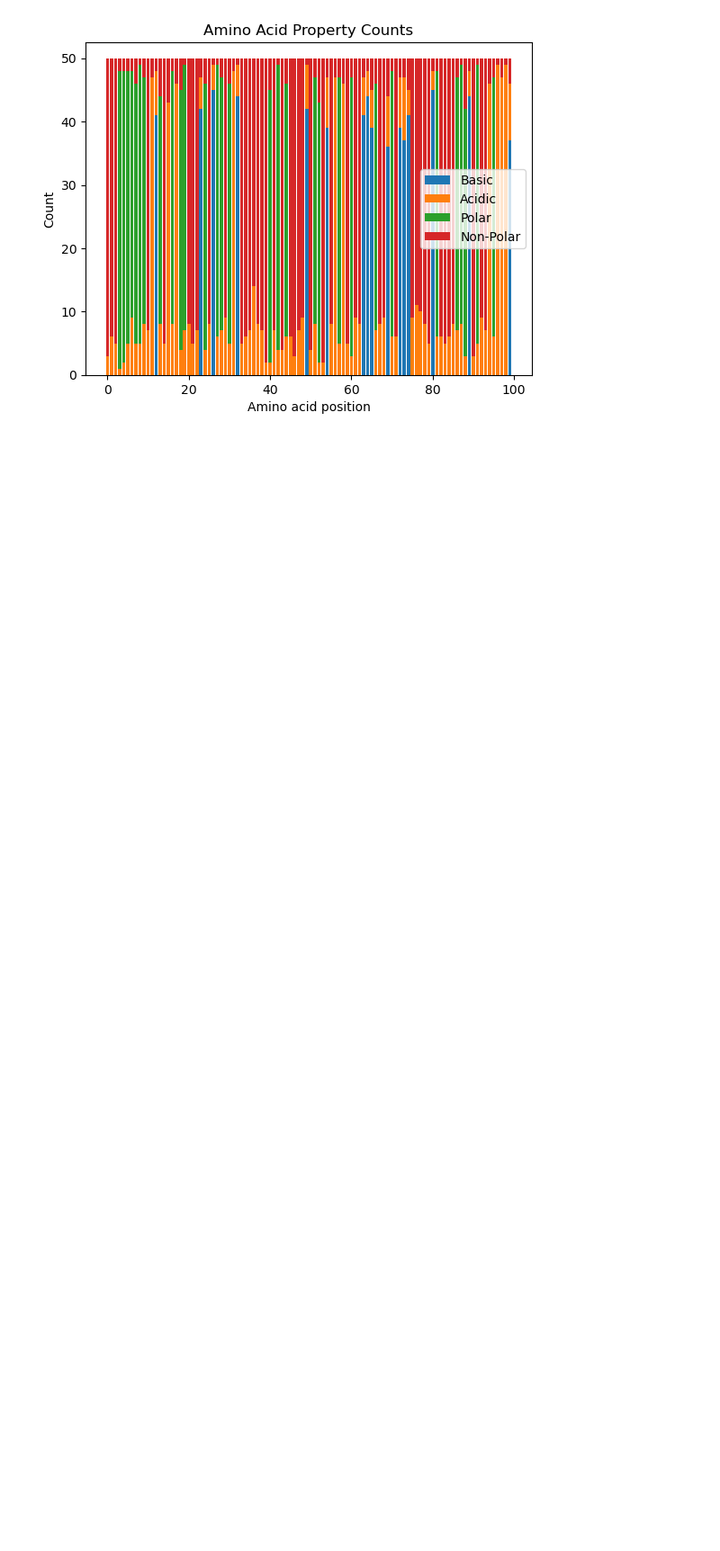
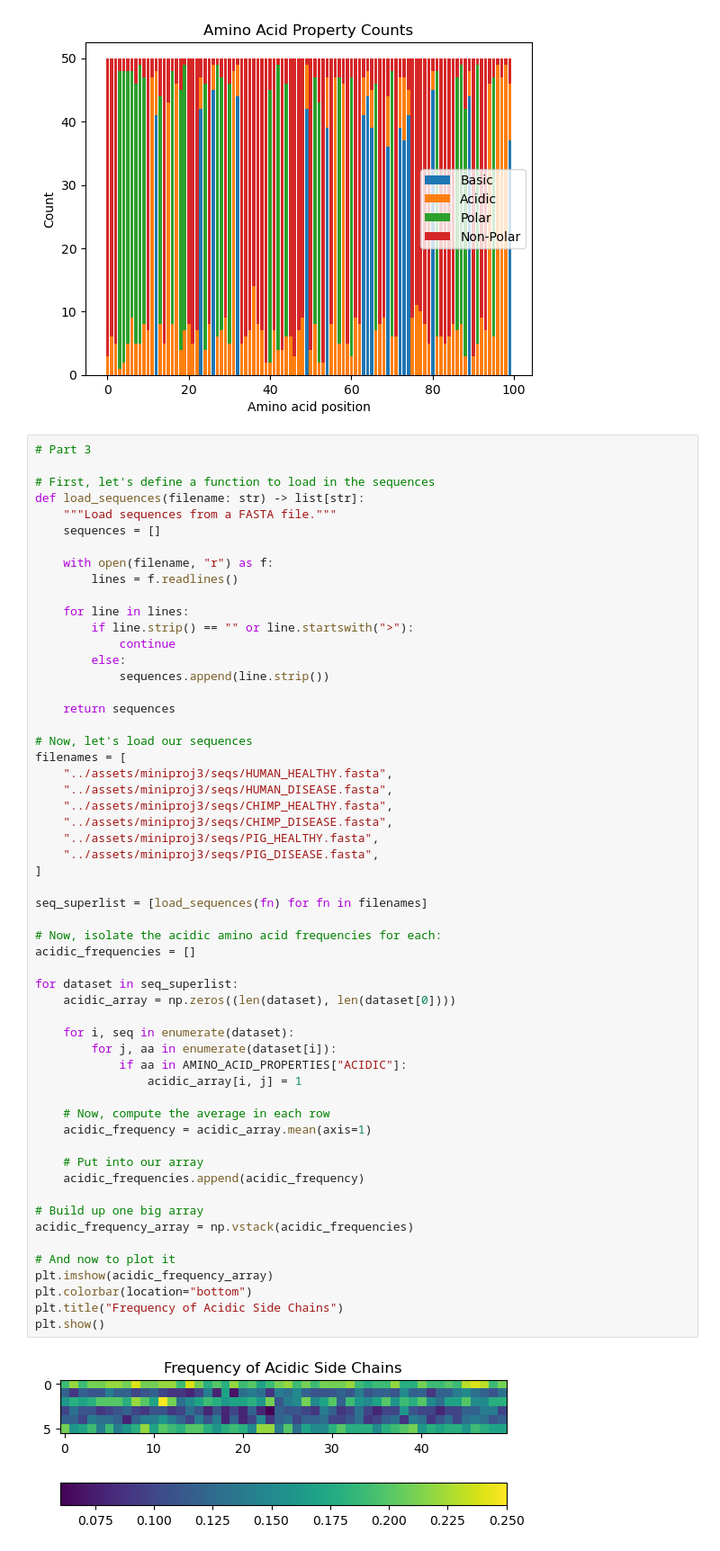
Before and after one commit to bzrudski/micm_intermediate_python_summer_2024, a Jupyter notebook: solutions/BenjaminRudskiIntermediatePython.ipynb, the cells around one changed output. Shown at 90% size. Saved outputs shown, nothing was run; the diff lists cells and outputs as text; blank space fills up the shorter version.

```diff
--- a/solutions/BenjaminRudskiIntermediatePython.ipynb
+++ b/solutions/BenjaminRudskiIntermediatePython.ipynb
@@ -2674,6 +2674,64 @@ plt.show()
 # %% [output]
 [figure]
 [figure]
+# %%
+# Part 3
+
+# First, let's define a function to load in the sequences
+def load_sequences(filename: str) -> list[str]:
+    """Load sequences from a FASTA file."""
+    sequences = []
+
+    with open(filename, "r") as f:
+        lines = f.readlines()
+
+    for line in lines:
+        if line.strip() == "" or line.startswith(">"):
+            continue
+        else:
+            sequences.append(line.strip())
+
+    return sequences
+
+# Now, let's load our sequences
+filenames = [
+    "../assets/miniproj3/seqs/HUMAN_HEALTHY.fasta",
+    "../assets/miniproj3/seqs/HUMAN_DISEASE.fasta",
+    "../assets/miniproj3/seqs/CHIMP_HEALTHY.fasta",
+    "../assets/miniproj3/seqs/CHIMP_DISEASE.fasta",
+    "../assets/miniproj3/seqs/PIG_HEALTHY.fasta",
+    "../assets/miniproj3/seqs/PIG_DISEASE.fasta",
+]
+
+seq_superlist = [load_sequences(fn) for fn in filenames]
+
+# Now, isolate the acidic amino acid frequencies for each:
+acidic_frequencies = []
+
+for dataset in seq_superlist:
+    acidic_array = np.zeros((len(dataset), len(dataset[0])))
+
+    for i, seq in enumerate(dataset):
+        for j, aa in enumerate(dataset[i]):
+            if aa in AMINO_ACID_PROPERTIES["ACIDIC"]:
+                acidic_array[i, j] = 1
+
+    # Now, compute the average in each row
+    acidic_frequency = acidic_array.mean(axis=1)
+
+    # Put into our array
+    acidic_frequencies.append(acidic_frequency)
+
+# Build up one big array
+acidic_frequency_array = np.vstack(acidic_frequencies)
+
+# And now to plot it
+plt.imshow(acidic_frequency_array)
+plt.colorbar(location="bottom")
+plt.title("Frequency of Acidic Side Chains")
+plt.show()
+# %% [output]
+[figure, added]
 # %% [markdown]
 # Module 5 - The End... of the Beginning
 
```
